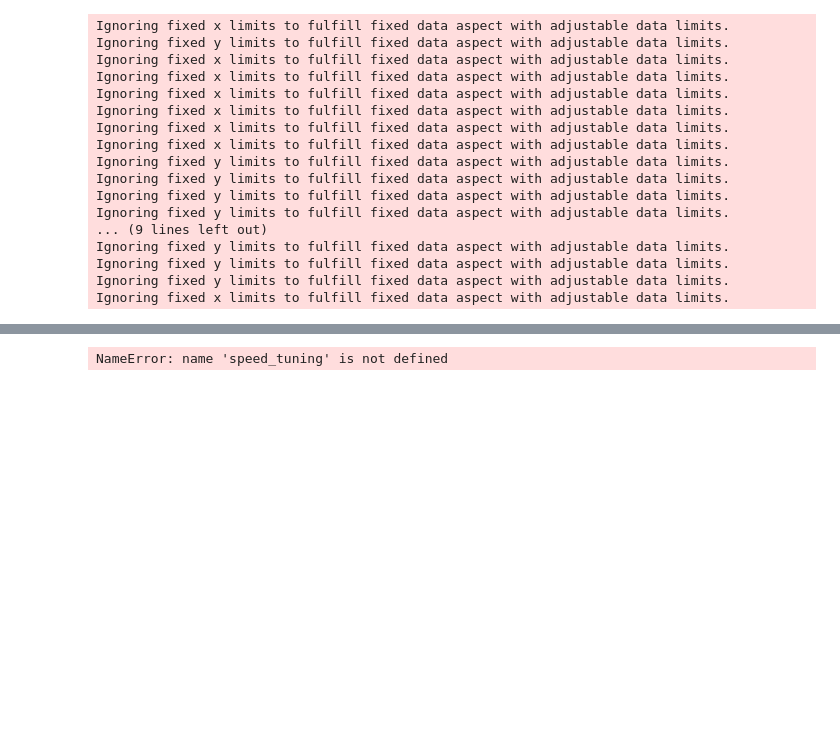
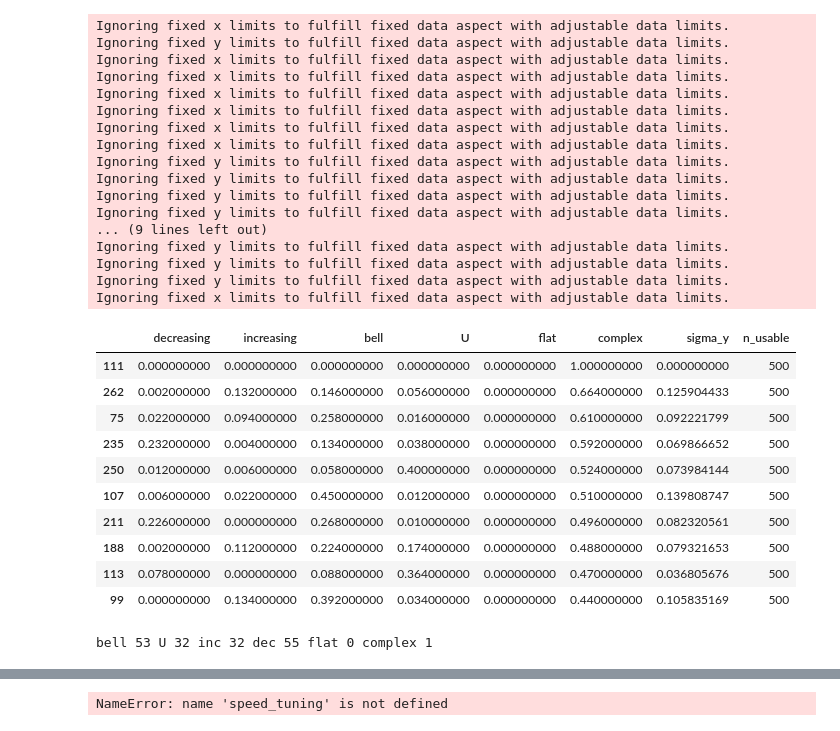
Before and after one commit to anirudh073/pfc-movement-analysis, a Jupyter notebook: notebooks/unit_tuning.ipynb, the cells around one changed output, grey strips where cells are left out. Cells and saved outputs as stored; diff of their text form; code cells hidden in the pictures; blank space fills up the shorter version.

```diff
--- a/notebooks/unit_tuning.ipynb
+++ b/notebooks/unit_tuning.ipynb
@@ -388,0 +1053,66 @@ plot_tuning_grid_bootstrap(
+# %%
+unit_ids_test = list(range(20))
+df = trialized_position.copy()
+centers, rates_boot_by_unit, meta = _bootstrap_rates_boot_trials_1d(
+    df,
+    column="speed",
+    spikes_list=spikes_list,
+    mask=base_mask,
+    trial_column="trial_number",
+    n_boot=500,
+    ci=0.95,
+    random_state=0,
+    binning="sliding",
+    window_width=20,
+    window_step=2,
+    tuner_min=0,
+    tuner_max=120,
+    unit_ids=None,
+    peak_normalize=True,
+)
+
+probs_by_unit = {}
+summary_by_unit = {}
+for u, rb in rates_boot_by_unit.items():
+    probs, summary = classify_unit_from_rates_boot(
+        centers,
+        rb,
+        smooth_win=5,
+        edge_bins=6,
+        monotone_frac=0.8,
+        flat_factor=1.0,
+        prom_factor=2.0,
+        prom_factor_local= 3.0,
+        dx_factor=1.0,
+        min_valid_bins=8,
+    )
+    probs_by_unit[u] = probs
+    summary_by_unit[u] = summary
+
+probs_df = pd.DataFrame.from_dict(probs_by_unit, orient="index")
+summ_df = pd.DataFrame.from_dict(summary_by_unit, orient="index")
+display(probs_df.join(summ_df).sort_values("complex", ascending=False).head(10))
+# %% [output]
+|  | decreasing | increasing | bell | U | flat | complex | sigma_y | n_usable |
+| 111 | 0.000000000 | 0.000000000 | 0.000000000 | 0.000000000 | 0.000000000 | 1.000000000 | 0.000000000 | 500 |
+| 262 | 0.002000000 | 0.132000000 | 0.146000000 | 0.056000000 | 0.000000000 | 0.664000000 | 0.125904433 | 500 |
+| 75 | 0.022000000 | 0.094000000 | 0.258000000 | 0.016000000 | 0.000000000 | 0.610000000 | 0.092221799 | 500 |
+| 235 | 0.232000000 | 0.004000000 | 0.134000000 | 0.038000000 | 0.000000000 | 0.592000000 | 0.069866652 | 500 |
+| 250 | 0.012000000 | 0.006000000 | 0.058000000 | 0.400000000 | 0.000000000 | 0.524000000 | 0.073984144 | 500 |
+| 107 | 0.006000000 | 0.022000000 | 0.450000000 | 0.012000000 | 0.000000000 | 0.510000000 | 0.139808747 | 500 |
+| 211 | 0.226000000 | 0.000000000 | 0.268000000 | 0.010000000 | 0.000000000 | 0.496000000 | 0.082320561 | 500 |
+| 188 | 0.002000000 | 0.112000000 | 0.224000000 | 0.174000000 | 0.000000000 | 0.488000000 | 0.079321653 | 500 |
+| 113 | 0.078000000 | 0.000000000 | 0.088000000 | 0.364000000 | 0.000000000 | 0.470000000 | 0.036805676 | 500 |
+| 99 | 0.000000000 | 0.134000000 | 0.392000000 | 0.034000000 | 0.000000000 | 0.440000000 | 0.105835169 | 500 |
+# %%
+p_thr = 0.8
+bell_ids = probs_df.index[probs_df["bell"] >= p_thr].tolist()
+u_ids = probs_df.index[probs_df["U"] >= p_thr].tolist()
+inc_ids = probs_df.index[probs_df["increasing"] >= p_thr].tolist()
+dec_ids = probs_df.index[probs_df["decreasing"] >= p_thr].tolist()
+flat_ids = probs_df.index[probs_df["flat"] >= p_thr].tolist()
+complex_ids = probs_df.index[probs_df["complex"] >= p_thr].tolist()
+
+print("bell", len(bell_ids), "U", len(u_ids), "inc", len(inc_ids), "dec", len(dec_ids), "flat", len(flat_ids), "complex", len(complex_ids))
+# %% [output]
+bell 53 U 32 inc 32 dec 55 flat 0 complex 1
```
Also changed, not shown: parts of 6 cells of this notebook.
